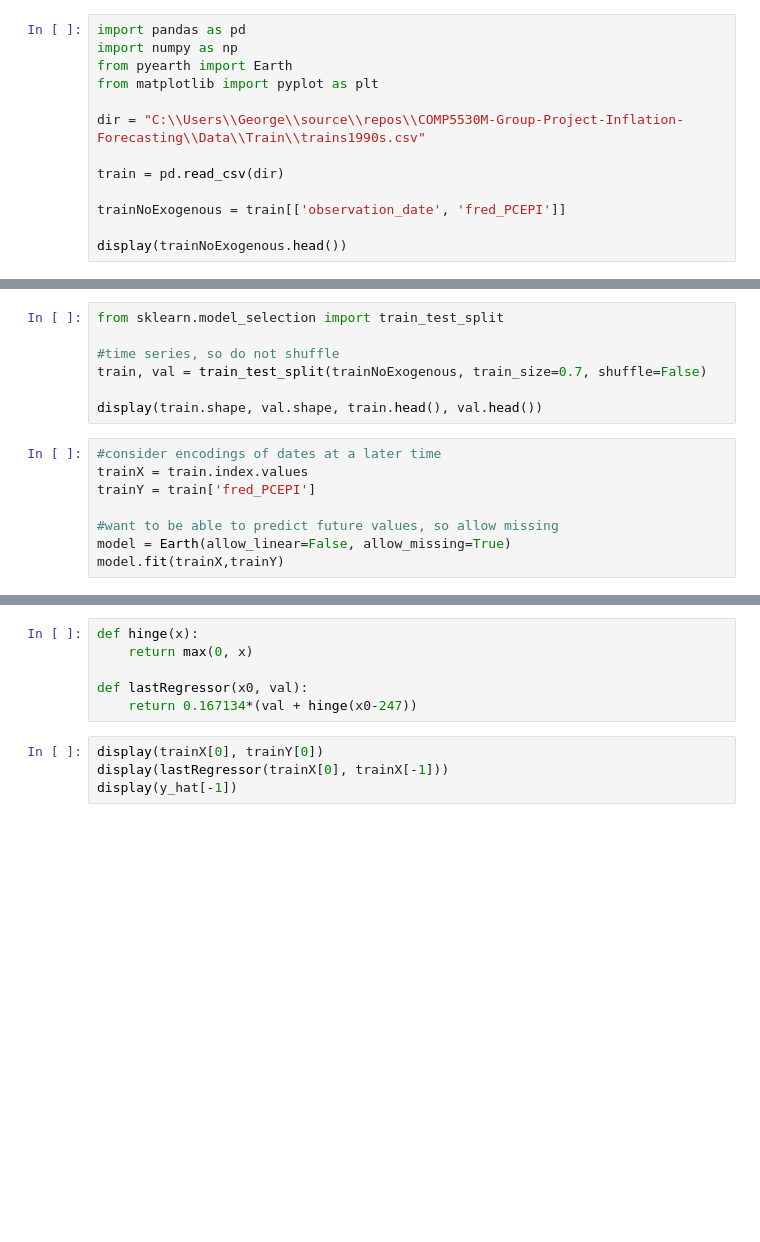
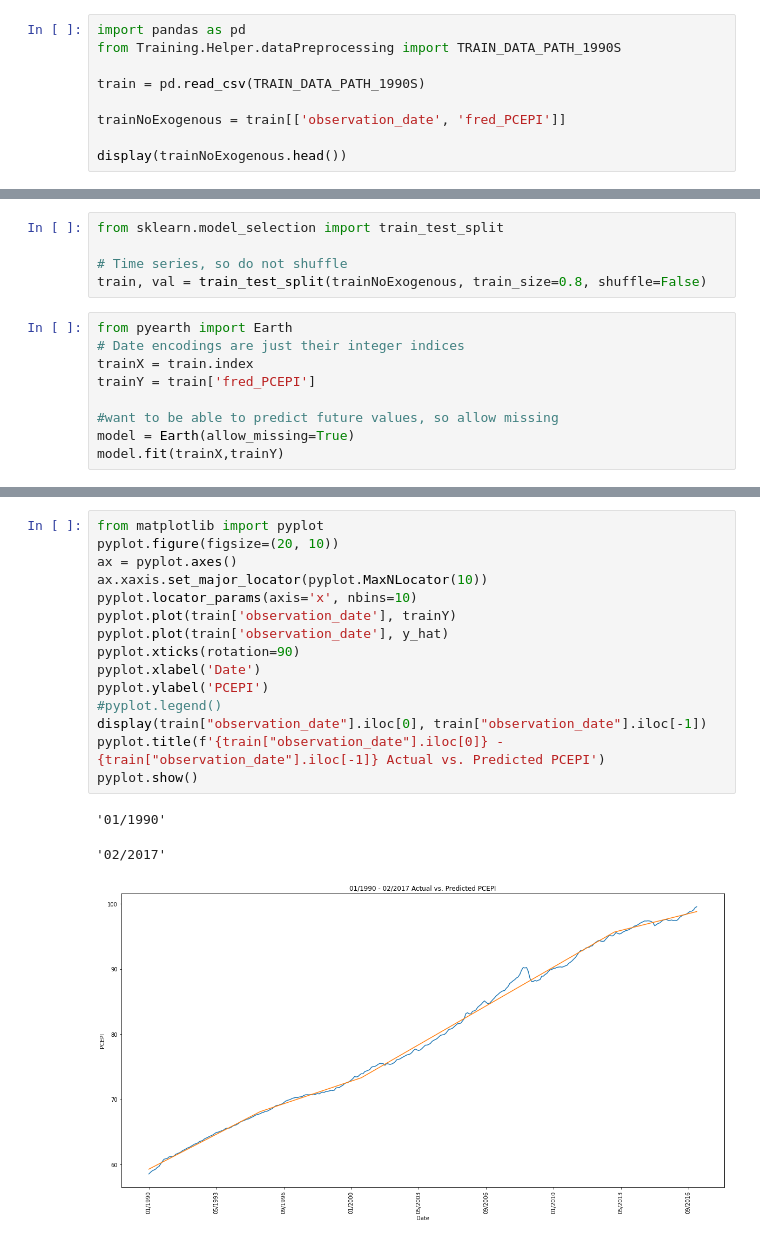
Before and after one commit to sc20geb/COMP5530M-Group-Project-Inflation-Forecasting, a Jupyter notebook: Training/MARS/MARS_Train.ipynb, the cells around one changed output, grey strips where cells are left out. Saved outputs shown, nothing was run; the diff lists cells and outputs as text; blank space fills up the shorter version.

```diff
--- a/Training/MARS/MARS_Train.ipynb
+++ b/Training/MARS/MARS_Train.ipynb
@@ -1,12 +12,8 @@
 # %%
 import pandas as pd
-import numpy as np
-from pyearth import Earth
-from matplotlib import pyplot as plt
+from Training.Helper.dataPreprocessing import TRAIN_DATA_PATH_1990S
 
-dir = "C:\\Users\\George\\source\\repos\\COMP5530M-Group-Project-Inflation-Forecasting\\Data\\Train\\trains1990s.csv"
-
-train = pd.read_csv(dir)
+train = pd.read_csv(TRAIN_DATA_PATH_1990S)
 
 trainNoExogenous = train[['observation_date', 'fred_PCEPI']]
 
@@ -14,15 +28,14 @@ display(trainNoExogenous.head())
 # %%
 from sklearn.model_selection import train_test_split
 
-#time series, so do not shuffle
-train, val = train_test_split(trainNoExogenous, train_size=0.7, shuffle=False)
-
-display(train.shape, val.shape, train.head(), val.head())
+# Time series, so do not shuffle
+train, val = train_test_split(trainNoExogenous, train_size=0.8, shuffle=False)
 # %%
-#consider encodings of dates at a later time
-trainX = train.index.values
+from pyearth import Earth
+# Date encodings are just their integer indices
+trainX = train.index
 trainY = train['fred_PCEPI']
 
 #want to be able to predict future values, so allow missing
-model = Earth(allow_linear=False, allow_missing=True)
+model = Earth(allow_missing=True)
 model.fit(trainX,trainY)
@@ -39,10 +83,19 @@ print(model.summary())
-# %%
-def hinge(x):
-    return max(0, x)
-
-def lastRegressor(x0, val):
-    return 0.167134*(val + hinge(x0-247))
-# %%
-display(trainX[0], trainY[0])
-display(lastRegressor(trainX[0], trainX[-1]))
-display(y_hat[-1])
+# %%
+from matplotlib import pyplot
+pyplot.figure(figsize=(20, 10))
+ax = pyplot.axes()
+ax.xaxis.set_major_locator(pyplot.MaxNLocator(10))
+pyplot.locator_params(axis='x', nbins=10)
+pyplot.plot(train['observation_date'], trainY)
+pyplot.plot(train['observation_date'], y_hat)
+pyplot.xticks(rotation=90)
+pyplot.xlabel('Date')
+pyplot.ylabel('PCEPI')
+#pyplot.legend()
+display(train["observation_date"].iloc[0], train["observation_date"].iloc[-1])
+pyplot.title(f'{train["observation_date"].iloc[0]} - {train["observation_date"].iloc[-1]} Actual vs. Predicted PCEPI')
+pyplot.show()
+# %% [output]
+'01/1990'
+'02/2017'
+[figure, added]
```
Also changed, not shown: parts of 31 cells of this notebook, 10 other files.
